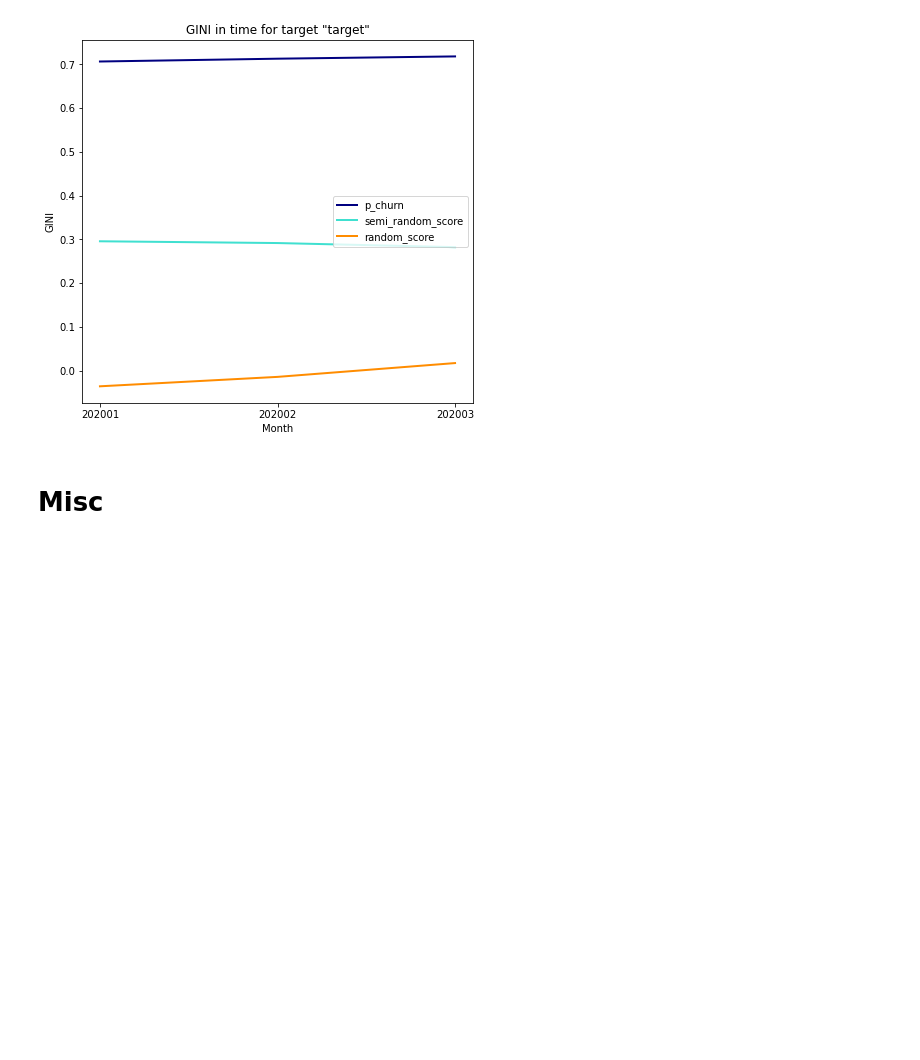
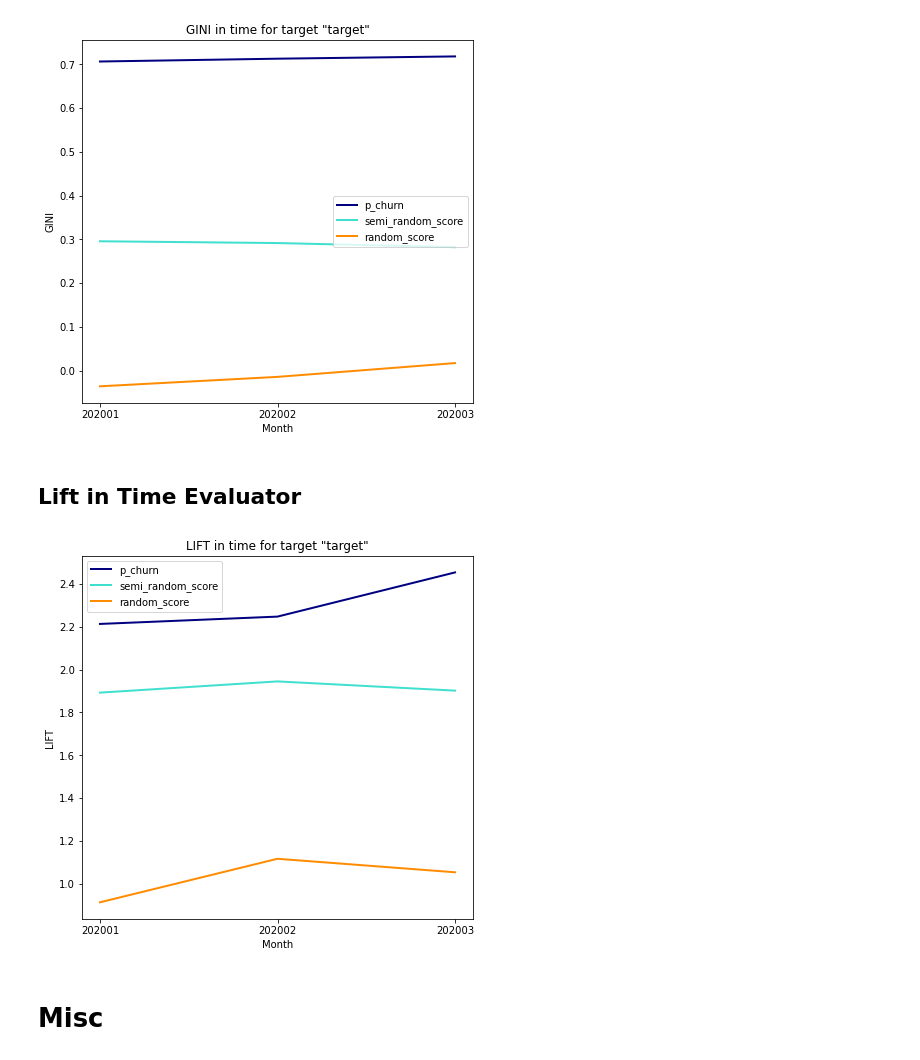
Before and after one commit to Vrboska/mofr, a Jupyter notebook: Testing.ipynb, the cells around one changed output. Drawn from its saved outputs; the diff is of its cells as text; code cells hidden in the pictures; blank space fills up the shorter version.

Commit message:
LIFTInTime get_graph added

```diff
--- a/Testing.ipynb
+++ b/Testing.ipynb
@@ -386,3 +386,9 @@ gite.get_graph()
 [figure]
 # %%
 gite.get_table()
+# %% [markdown]
+## Lift in Time Evaluator
+# %%
+from mofr.basic_evaluators.LiftInTime import LiftInTimeEvaluator
+
+lite=LiftInTimeEvaluator()
@@ -388,0 +397,4 @@ gite.get_table()
+# %%
+lite.get_graph()
+# %% [output]
+[figure, added]
```
Also changed, not shown: parts of 2 cells of this notebook, 1 other file.
